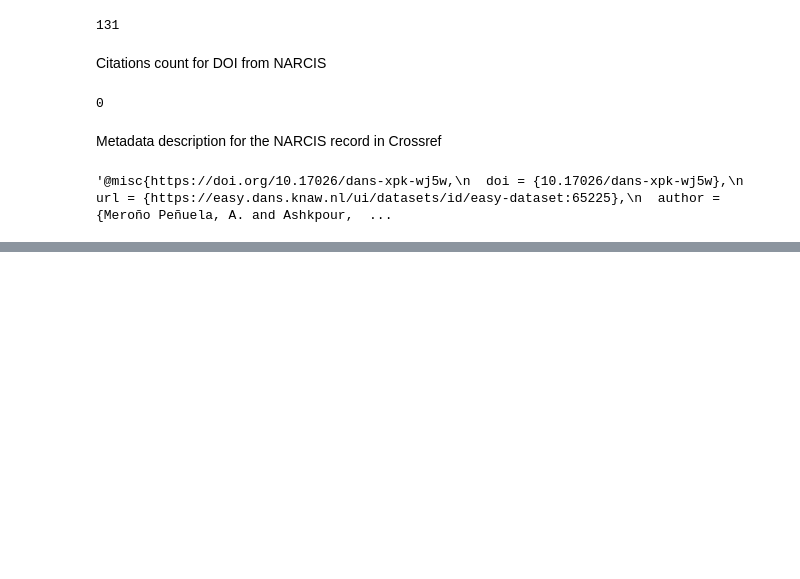
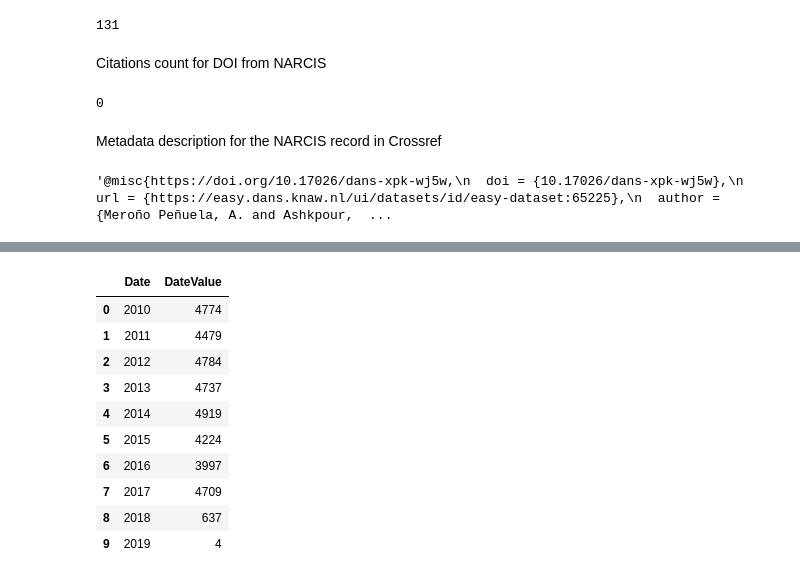
Before and after one commit to Dans-labs/augmenting-narcis, a Jupyter notebook: notebooks/NARCIS notebook to start.ipynb, the cells around one changed output, grey strips where cells are left out. Cells and saved outputs as stored; diff of their text form; code cells hidden in the pictures; blank space fills up the shorter version.

```diff
--- a/notebooks/NARCIS notebook to start.ipynb
+++ b/notebooks/NARCIS notebook to start.ipynb
@@ -122,0 +167,16 @@ cn.content_negotiation(ids = narcisdoi)
+# %%
+%matplotlib inline
+data = pd.DataFrame(overview.items(), columns=['Date', 'DateValue'])
+data
+# %% [output]
+|  | Date | DateValue |
+| 0 | 2010 | 4774 |
+| 1 | 2011 | 4479 |
+| 2 | 2012 | 4784 |
+| 3 | 2013 | 4737 |
+| 4 | 2014 | 4919 |
+| 5 | 2015 | 4224 |
+| 6 | 2016 | 3997 |
+| 7 | 2017 | 4709 |
+| 8 | 2018 | 637 |
+| 9 | 2019 | 4 |
```
Also changed, not shown: parts of 8 cells of this notebook.
